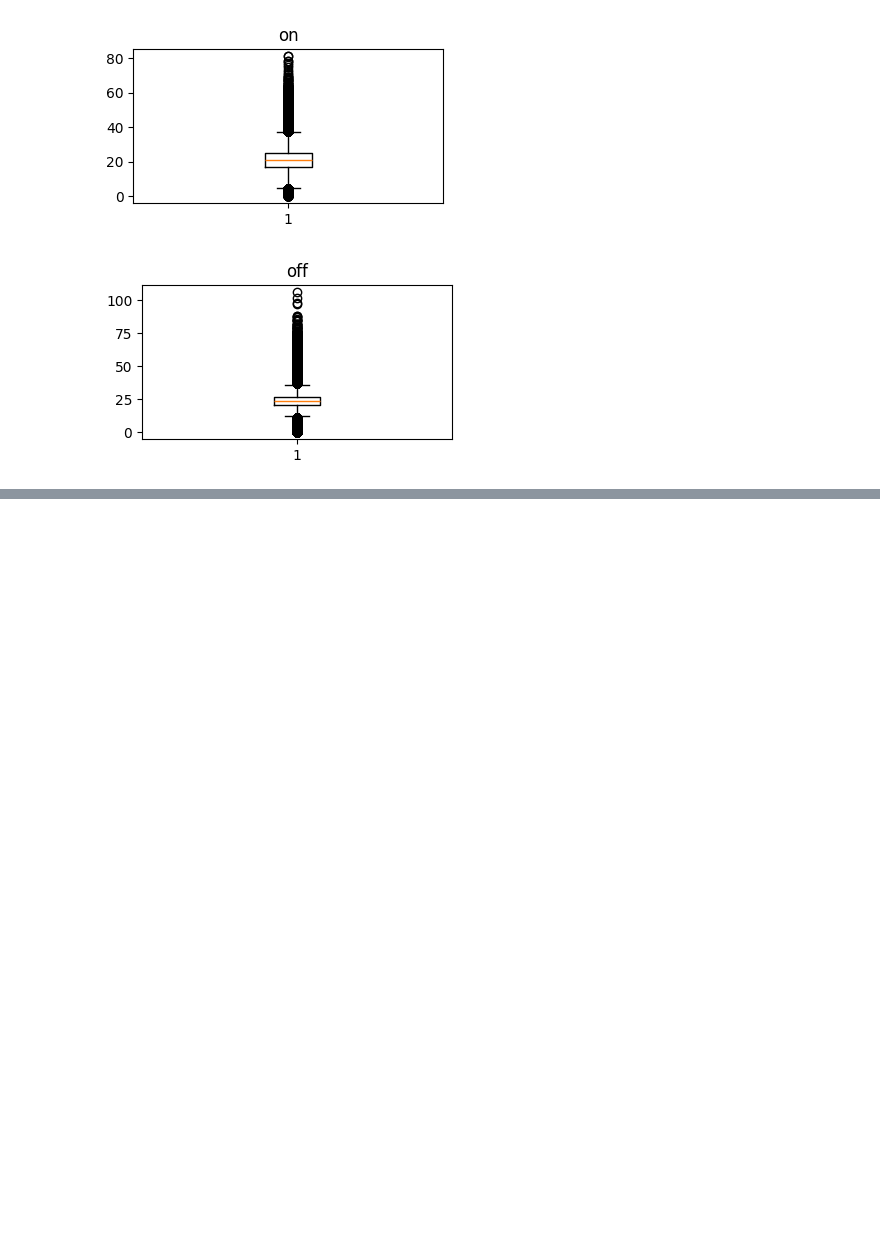
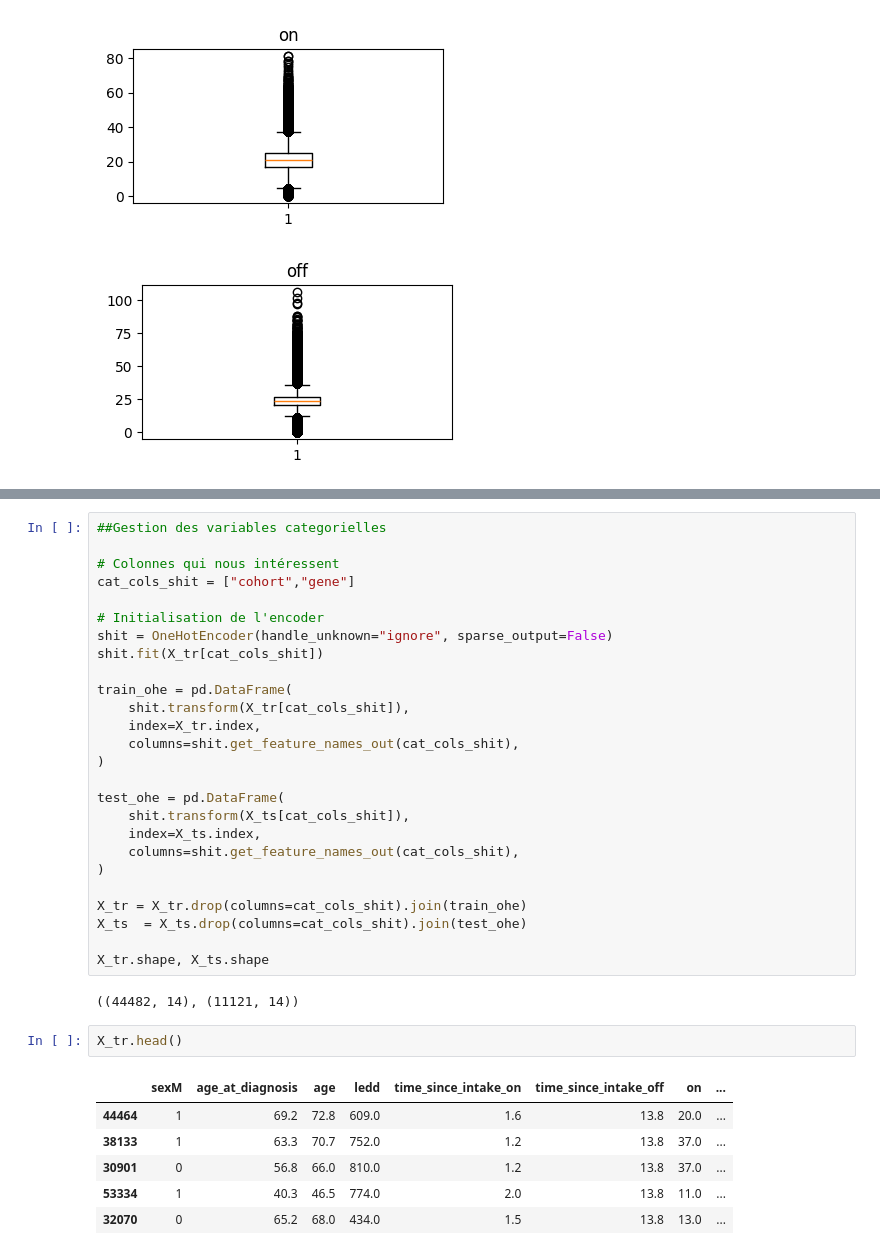
Before and after one commit to 237Fresnel/challengeIFIE2, a Jupyter notebook: Exercice1_Tutoriel_Iris.ipynb, the cells around one changed output, grey strips where cells are left out. Drawn from its saved outputs; the diff is of its cells as text; blank space fills up the shorter version.

Commit message:
Shit

```diff
--- a/Exercice1_Tutoriel_Iris.ipynb
+++ b/Exercice1_Tutoriel_Iris.ipynb
@@ -634,0 +373,37 @@ plt.show()
+# %%
+##Gestion des variables categorielles
+
+# Colonnes qui nous intéressent
+cat_cols_shit = ["cohort","gene"]
+
+# Initialisation de l'encoder
+shit = OneHotEncoder(handle_unknown="ignore", sparse_output=False)
+shit.fit(X_tr[cat_cols_shit])
+
+train_ohe = pd.DataFrame(
+    shit.transform(X_tr[cat_cols_shit]),
+    index=X_tr.index,
+    columns=shit.get_feature_names_out(cat_cols_shit),
+)
+
+test_ohe = pd.DataFrame(
+    shit.transform(X_ts[cat_cols_shit]),
+    index=X_ts.index,
+    columns=shit.get_feature_names_out(cat_cols_shit),
+)
+
+X_tr = X_tr.drop(columns=cat_cols_shit).join(train_ohe)
+X_ts  = X_ts.drop(columns=cat_cols_shit).join(test_ohe)
+
+X_tr.shape, X_ts.shape
+# %% [output]
+((44482, 14), (11121, 14))
+# %%
+X_tr.head()
+# %% [output]
+|  | sexM | age_at_diagnosis | age | ledd | time_since_intake_on | time_since_intake_off | on | ... |
+| 44464 | 1 | 69.2 | 72.8 | 609.0 | 1.6 | 13.8 | 20.0 | ... |
+| 38133 | 1 | 63.3 | 70.7 | 752.0 | 1.2 | 13.8 | 37.0 | ... |
+| 30901 | 0 | 56.8 | 66.0 | 810.0 | 1.2 | 13.8 | 37.0 | ... |
+| 53334 | 1 | 40.3 | 46.5 | 774.0 | 2.0 | 13.8 | 11.0 | ... |
+| 32070 | 0 | 65.2 | 68.0 | 434.0 | 1.5 | 13.8 | 13.0 | ... |
```
Also changed, not shown: parts of 34 cells of this notebook.
